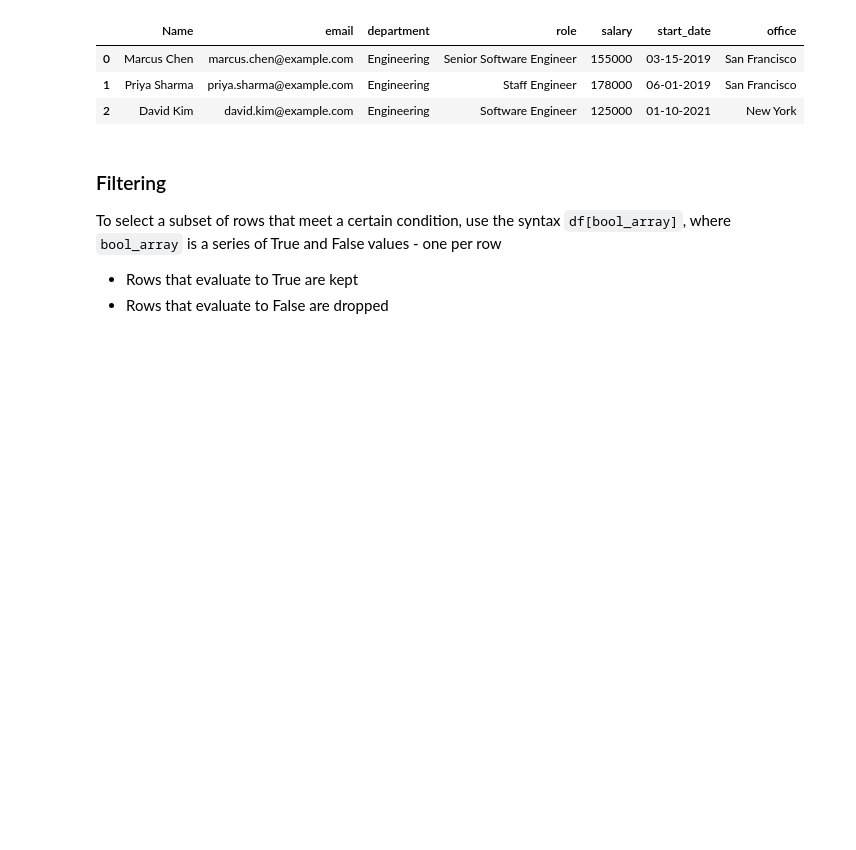
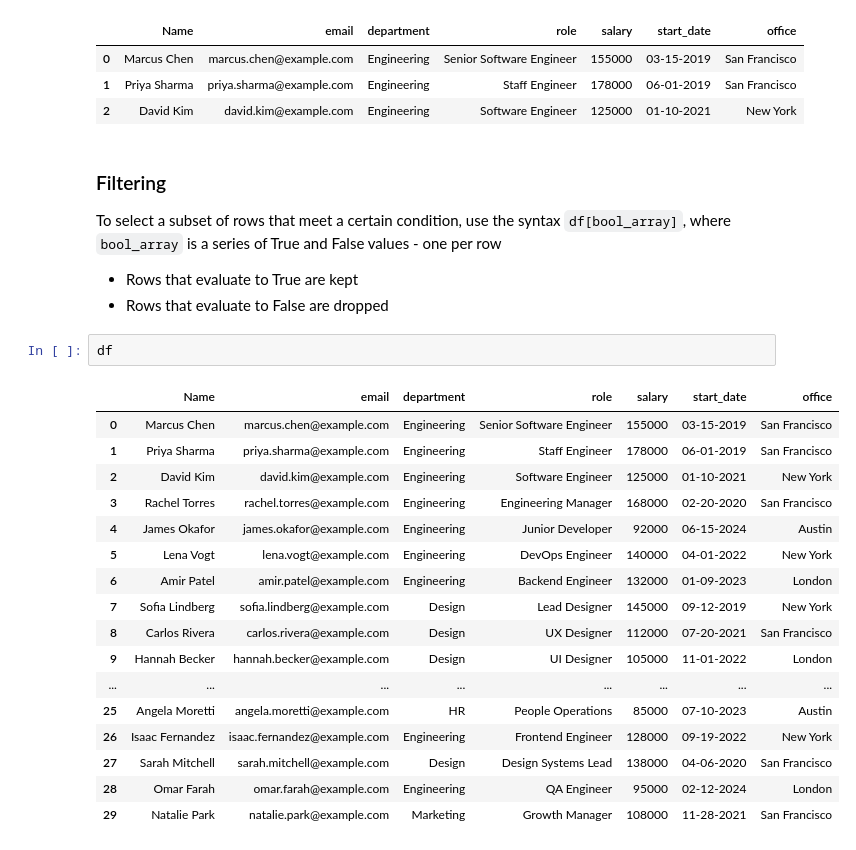
Before and after one commit to tahersaraf/tech-learning, a Jupyter notebook: python/libraries/pandas.ipynb, the cells around one changed output. Saved outputs shown, nothing was run; the diff lists cells and outputs as text; blank space fills up the shorter version.

```diff
--- a/python/libraries/pandas.ipynb
+++ b/python/libraries/pandas.ipynb
@@ -441,3 +441,23 @@ To select a subset of rows that meet a certain condition, use the syntax `df[boo
 
 * Rows that evaluate to True are kept
 * Rows that evaluate to False are dropped
+# %%
+df
+# %% [output]
+|  | Name | email | department | role | salary | start_date | office |
+| 0 | Marcus Chen | marcus.chen@example.com | Engineering | Senior Software Engineer | 155000 | 03-15-2019 | San Francisco |
+| 1 | Priya Sharma | priya.sharma@example.com | Engineering | Staff Engineer | 178000 | 06-01-2019 | San Francisco |
+| 2 | David Kim | david.kim@example.com | Engineering | Software Engineer | 125000 | 01-10-2021 | New York |
+| 3 | Rachel Torres | rachel.torres@example.com | Engineering | Engineering Manager | 168000 | 02-20-2020 | San Francisco |
+| 4 | James Okafor | james.okafor@example.com | Engineering | Junior Developer | 92000 | 06-15-2024 | Austin |
+| 5 | Lena Vogt | lena.vogt@example.com | Engineering | DevOps Engineer | 140000 | 04-01-2022 | New York |
+| 6 | Amir Patel | amir.patel@example.com | Engineering | Backend Engineer | 132000 | 01-09-2023 | London |
+| 7 | Sofia Lindberg | sofia.lindberg@example.com | Design | Lead Designer | 145000 | 09-12-2019 | New York |
+| 8 | Carlos Rivera | carlos.rivera@example.com | Design | UX Designer | 112000 | 07-20-2021 | San Francisco |
+| 9 | Hannah Becker | hannah.becker@example.com | Design | UI Designer | 105000 | 11-01-2022 | London |
+| ... | ... | ... | ... | ... | ... | ... | ... |
+| 25 | Angela Moretti | angela.moretti@example.com | HR | People Operations | 85000 | 07-10-2023 | Austin |
+| 26 | Isaac Fernandez | isaac.fernandez@example.com | Engineering | Frontend Engineer | 128000 | 09-19-2022 | New York |
+| 27 | Sarah Mitchell | sarah.mitchell@example.com | Design | Design Systems Lead | 138000 | 04-06-2020 | San Francisco |
+| 28 | Omar Farah | omar.farah@example.com | Engineering | QA Engineer | 95000 | 02-12-2024 | London |
+| 29 | Natalie Park | natalie.park@example.com | Marketing | Growth Manager | 108000 | 11-28-2021 | San Francisco |
```
Also changed, not shown: parts of 14 cells of this notebook, 2 other files.
